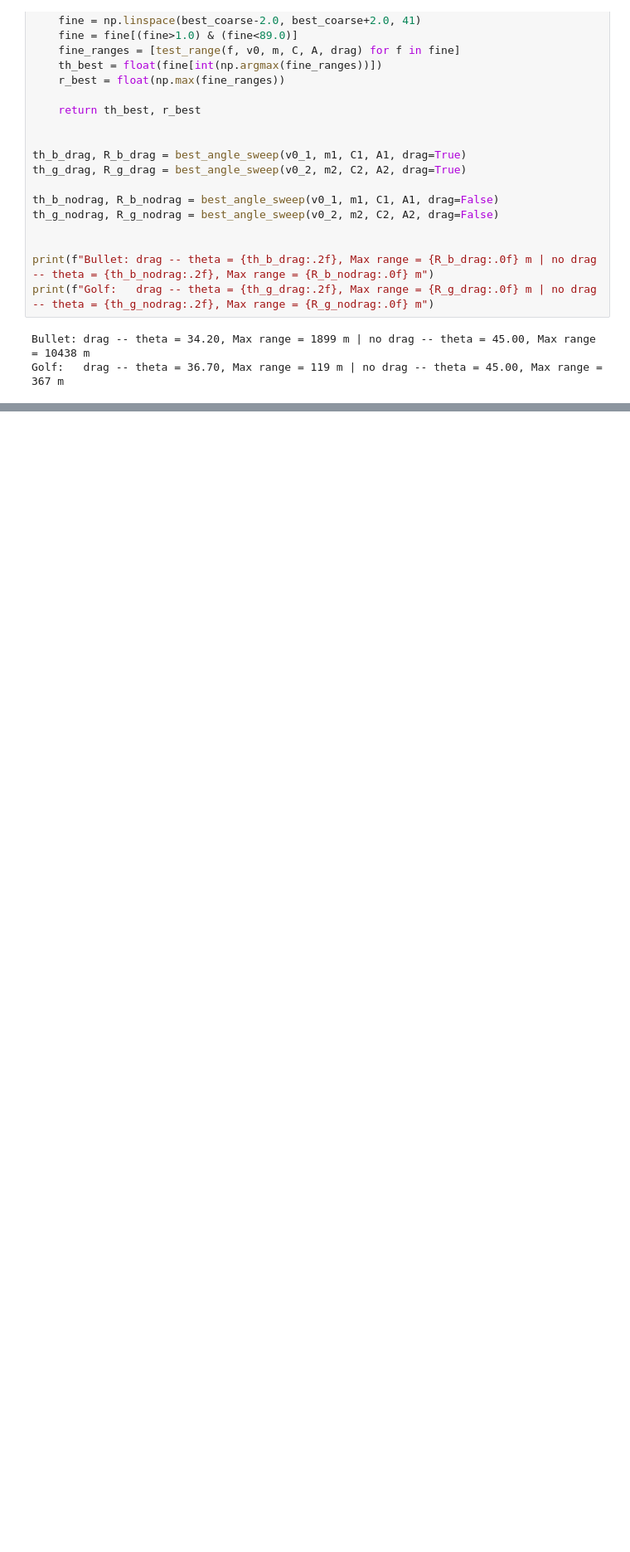
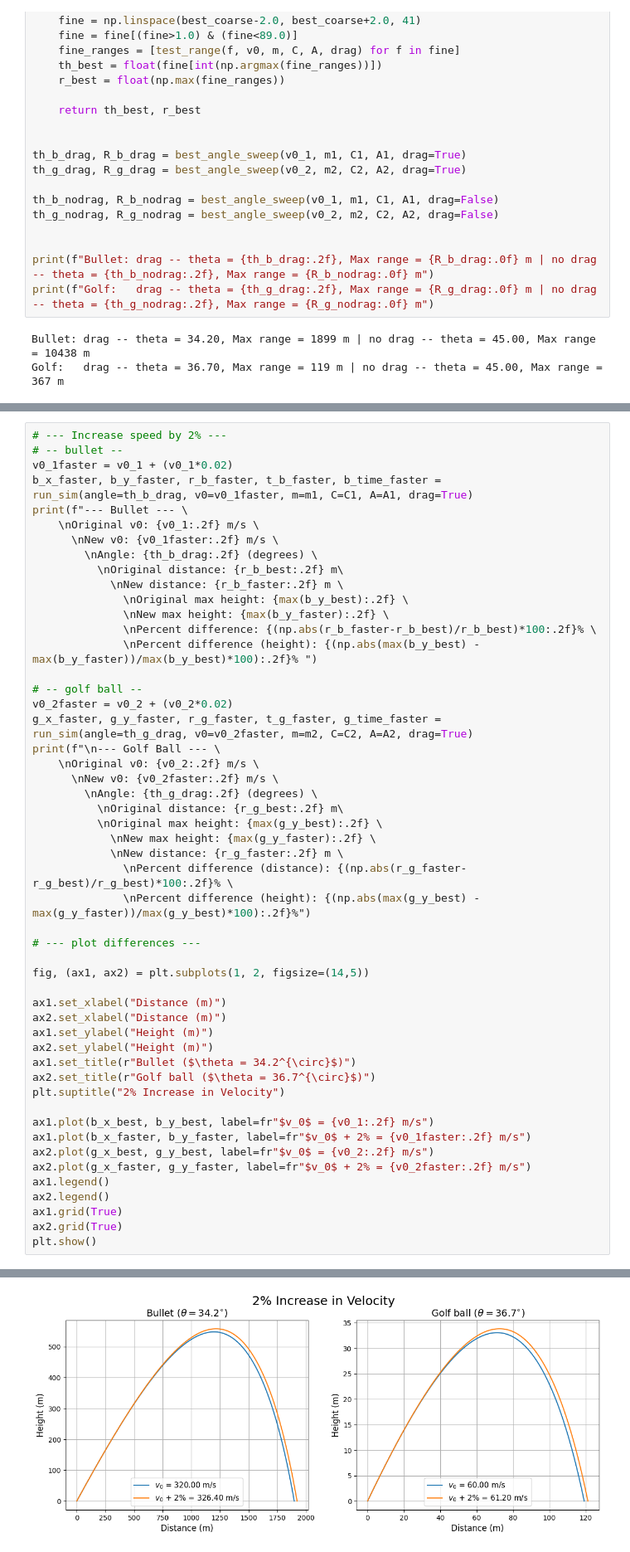
Before and after one commit to hdauphin/PHYS420Fall25, a Jupyter notebook: HW06_Project1.ipynb, the cells around one changed output, grey strips where cells are left out. Shown at 83% size. Drawn from its saved outputs; the diff is of its cells as text; blank space fills up the shorter version.

```diff
--- a/HW06_Project1.ipynb
+++ b/HW06_Project1.ipynb
@@ -195,0 +214,52 @@ ax.grid(True)
+# %%
+# --- Increase speed by 2% ---
+# -- bullet --
+v0_1faster = v0_1 + (v0_1*0.02)
+b_x_faster, b_y_faster, r_b_faster, t_b_faster, b_time_faster = run_sim(angle=th_b_drag, v0=v0_1faster, m=m1, C=C1, A=A1, drag=True)
+print(f"--- Bullet --- \
+    \nOriginal v0: {v0_1:.2f} m/s \
+      \nNew v0: {v0_1faster:.2f} m/s \
+        \nAngle: {th_b_drag:.2f} (degrees) \
+          \nOriginal distance: {r_b_best:.2f} m\
+            \nNew distance: {r_b_faster:.2f} m \
+              \nOriginal max height: {max(b_y_best):.2f} \
+              \nNew max height: {max(b_y_faster):.2f} \
+              \nPercent difference: {(np.abs(r_b_faster-r_b_best)/r_b_best)*100:.2f}% \
+              \nPercent difference (height): {(np.abs(max(b_y_best) - max(b_y_faster))/max(b_y_best)*100):.2f}% ")
+
+# -- golf ball --
+v0_2faster = v0_2 + (v0_2*0.02)
+g_x_faster, g_y_faster, r_g_faster, t_g_faster, g_time_faster = run_sim(angle=th_g_drag, v0=v0_2faster, m=m2, C=C2, A=A2, drag=True)
+print(f"\n--- Golf Ball --- \
+    \nOriginal v0: {v0_2:.2f} m/s \
+      \nNew v0: {v0_2faster:.2f} m/s \
+        \nAngle: {th_g_drag:.2f} (degrees) \
+          \nOriginal distance: {r_g_best:.2f} m\
+          \nOriginal max height: {max(g_y_best):.2f} \
+            \nNew max height: {max(g_y_faster):.2f} \
+            \nNew distance: {r_g_faster:.2f} m \
+              \nPercent difference (distance): {(np.abs(r_g_faster-r_g_best)/r_g_best)*100:.2f}% \
+              \nPercent difference (height): {(np.abs(max(g_y_best) - max(g_y_faster))/max(g_y_best)*100):.2f}%")
+
+# --- plot differences ---
+
+fig, (ax1, ax2) = plt.subplots(1, 2, figsize=(14,5))
+
+ax1.set_xlabel("Distance (m)")
+ax2.set_xlabel("Distance (m)")
+ax1.set_ylabel("Height (m)")
+ax2.set_ylabel("Height (m)")
+ax1.set_title(r"Bullet ($\theta = 34.2^{\circ}$)")
+ax2.set_title(r"Golf ball ($\theta = 36.7^{\circ}$)")
+plt.suptitle("2% Increase in Velocity")
+
+ax1.plot(b_x_best, b_y_best, label=fr"$v_0$ = {v0_1:.2f} m/s")
+ax1.plot(b_x_faster, b_y_faster, label=fr"$v_0$ + 2% = {v0_1faster:.2f} m/s")
+ax2.plot(g_x_best, g_y_best, label=fr"$v_0$ = {v0_2:.2f} m/s")
+ax2.plot(g_x_faster, g_y_faster, label=fr"$v_0$ + 2% = {v0_2faster:.2f} m/s")
+ax1.legend()
+ax2.legend()
+ax1.grid(True)
+ax2.grid(True)
+plt.show()
+# %% [output]
@@ -195,0 +283 @@ ax.grid(True)
+[figure, added]
```
Also changed, not shown: parts of 7 cells of this notebook.
